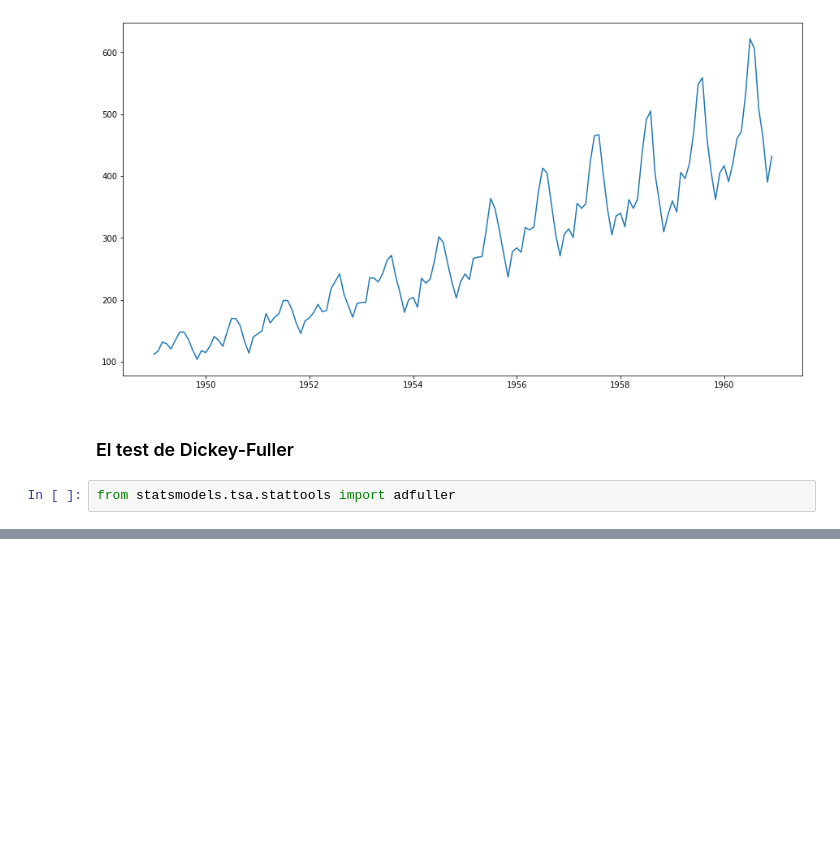
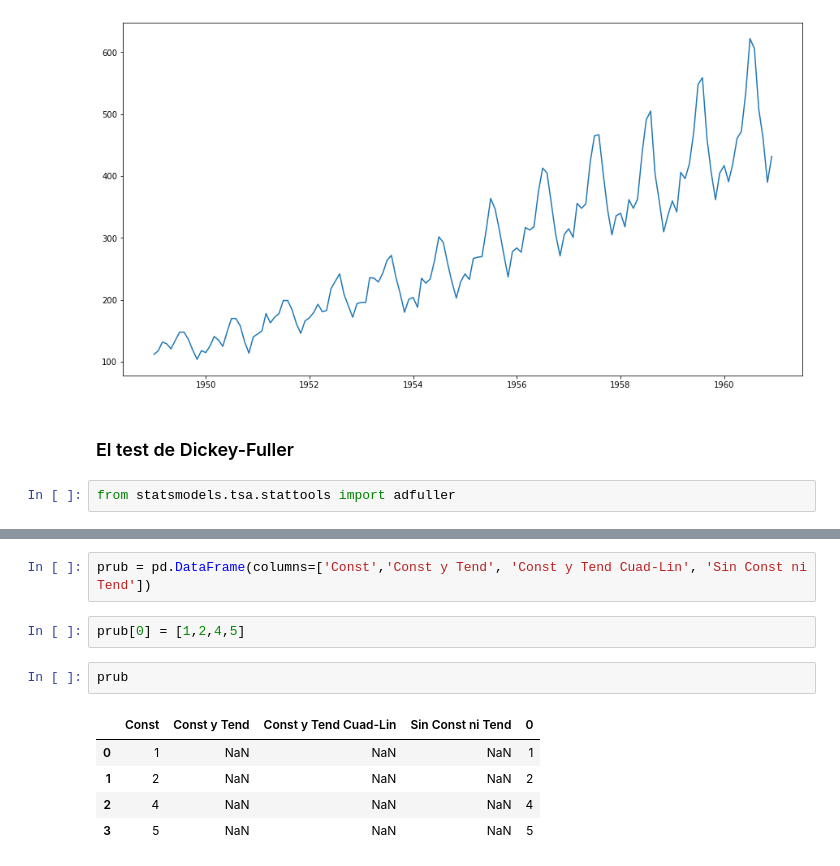
Before and after one commit to JuanFeA98/Time_Series, a Jupyter notebook: Introduction to Time Series.ipynb, the cells around one changed output, grey strips where cells are left out. Drawn from its saved outputs; the diff is of its cells as text; blank space fills up the shorter version.

```diff
--- a/Introduction to Time Series.ipynb
+++ b/Introduction to Time Series.ipynb
@@ -124,0 +153,12 @@ AttributeError: module 'pandas' has no attribute 'rolling_mean'
+# %%
+prub = pd.DataFrame(columns=['Const','Const y Tend', 'Const y Tend Cuad-Lin', 'Sin Const ni Tend'])
+# %%
+prub[0] = [1,2,4,5]
+# %%
+prub
+# %% [output]
+|  | Const | Const y Tend | Const y Tend Cuad-Lin | Sin Const ni Tend | 0 |
+| 0 | 1 | NaN | NaN | NaN | 1 |
+| 1 | 2 | NaN | NaN | NaN | 2 |
+| 2 | 4 | NaN | NaN | NaN | 4 |
+| 3 | 5 | NaN | NaN | NaN | 5 |
```
Also changed, not shown: parts of 12 cells of this notebook.
